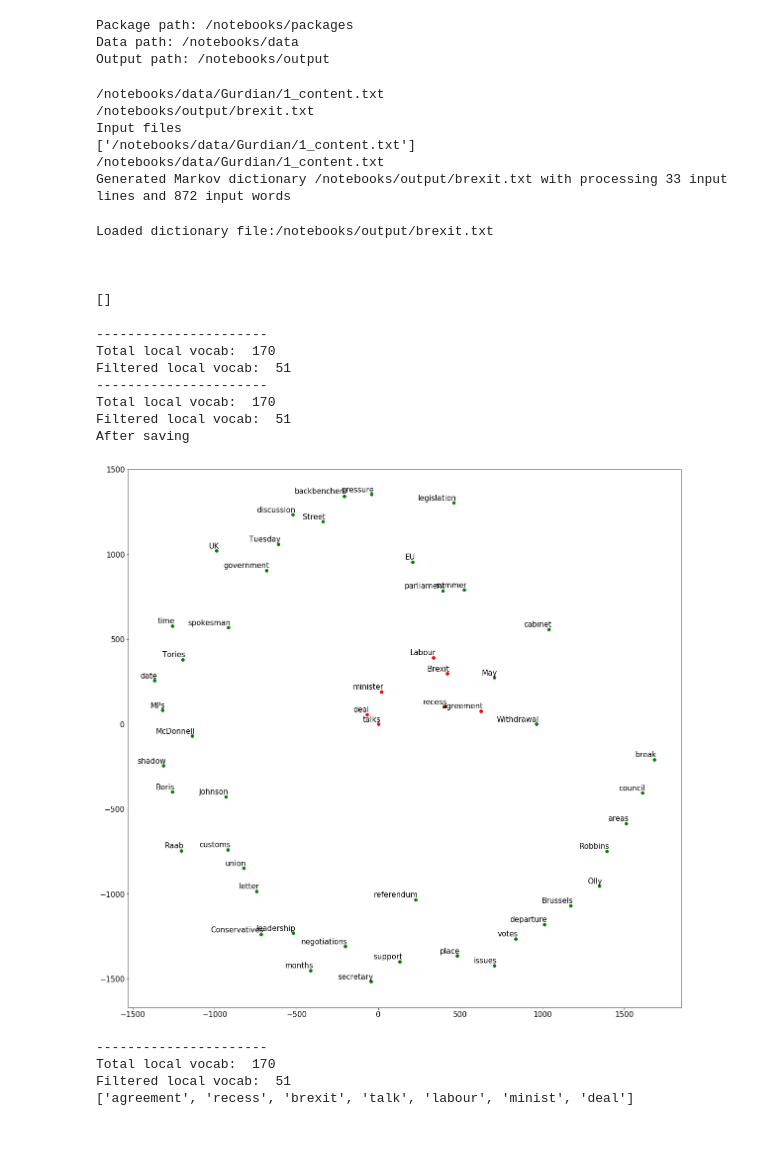
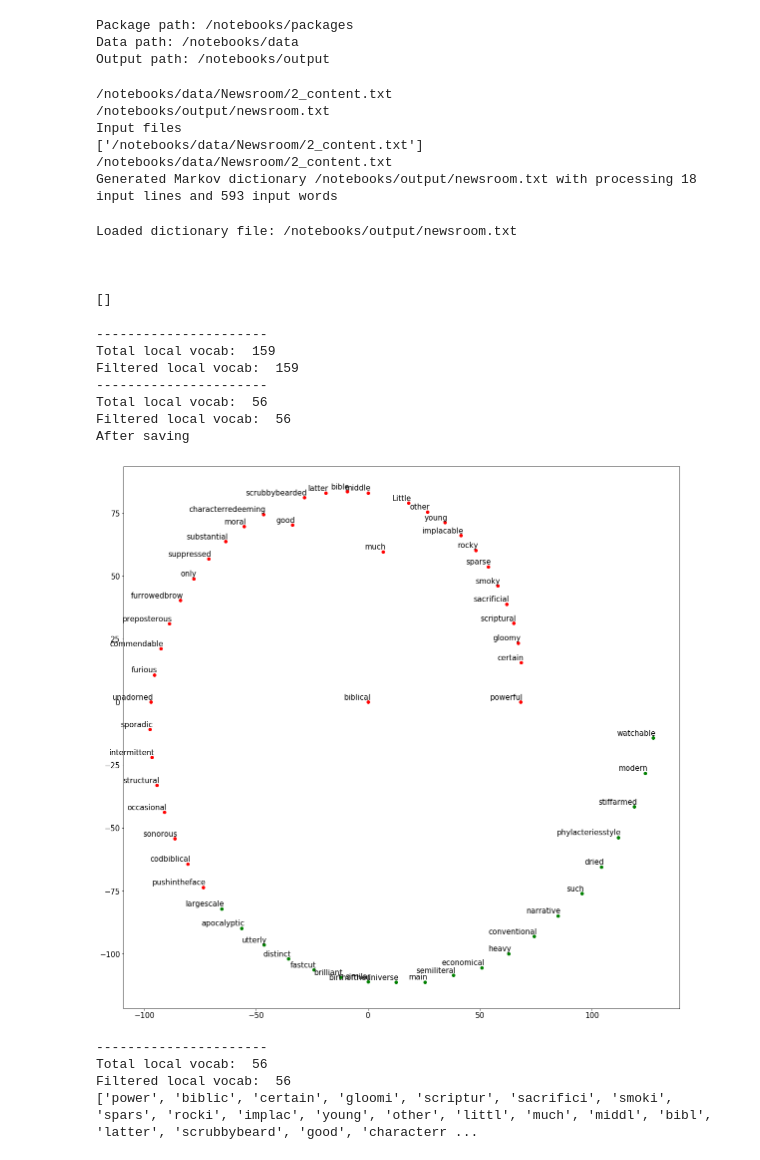
Before and after one commit to ishrat2003/IS-Goldsmiths, a Jupyter notebook: notebooks/papers/paper3/TextGeneration.ipynb, the cells around one changed output. Drawn from its saved outputs; the diff is of its cells as text; code cells hidden in the pictures.

```diff
--- a/notebooks/papers/paper3/TextGeneration.ipynb
+++ b/notebooks/papers/paper3/TextGeneration.ipynb
@@ -36,13 +36,13 @@ import glob
 
 train = True
 #datasetPath =  os.path.abspath(os.path.join(dataPath, "Data-Obama/*.*"))
-datasetPath =  os.path.abspath(os.path.join(dataPath, "Gurdian/1_content.txt"))
+datasetPath =  os.path.abspath(os.path.join(dataPath, "Newsroom/2_content.txt"))
 
 print(datasetPath)
-keyLen = 2
+keyLen = 3
 fileList = []
 #dictionaryFilePath = os.path.abspath(os.path.join(outputPath, "data_obama.txt"))
-dictionaryFilePath = os.path.abspath(os.path.join(outputPath, "brexit.txt"))
+dictionaryFilePath = os.path.abspath(os.path.join(outputPath, "newsroom.txt"))
 print(dictionaryFilePath)
 if train :
     fileList += glob.glob(datasetPath)
@@ -62,12 +62,12 @@ if train :
 
     print( "Generated Markov dictionary %s with processing %s input lines and %s input words " % ( dictionaryFilePath, str(markovObj.getLineCount()), str(markovObj.getWordCount()) ) )
 # %% [output]
-/notebooks/data/Gurdian/1_content.txt
-/notebooks/output/brexit.txt
+/notebooks/data/Newsroom/2_content.txt
+/notebooks/output/newsroom.txt
 Input files
-['/notebooks/data/Gurdian/1_content.txt']
-/notebooks/data/Gurdian/1_content.txt
-Generated Markov dictionary /notebooks/output/brexit.txt with processing 33 input lines and 872 input words
+['/notebooks/data/Newsroom/2_content.txt']
+/notebooks/data/Newsroom/2_content.txt
+Generated Markov dictionary /notebooks/output/newsroom.txt with processing 18 input lines and 593 input words
 # %%
 maxWordInSentence = 50
 genNSentences = 2
@@ -85,7 +85,7 @@ for _ in range( genNSentences ):
 print("\n\n")
 print(outputText)
 # %% [output]
-Loaded dictionary file:/notebooks/output/brexit.txt
+Loaded dictionary file: /notebooks/output/newsroom.txt
 
 
 
@@ -97,46 +97,50 @@ fileContent = ''
 with open(datasetPath, "r", encoding='utf-8') as file:
     fileContent = " ".join(file)
 # %%
-allowedTypes = ['NN', 'NNP', 'NNS', 'NNPS']
-#allowedTypes = ['NN', 'NNP', 'NNS', 'NNPS', 'JJ', 'JJR', 'JJS' 'RB', 'RBR', 'RBS', 'VB', 'VBD', 'VBG', 'VBN', 'VBP', 'VBZ']
-#allAllowedTypes = ["CC","CD","DT","EX","FW","IN","JJ","JJR","JJS","LS","MD","NN","NNS","NNP","NNPS","PDT","POS","PRP","PRP$","RB","RBR","RBS","RP","SYM","TO","UH","VB","VBD","VBG","VBN","VBP","VBZ","WDT","WP","WP$","WRB"]
+#allowedTypes = ['NN', 'NNP', 'NNS', 'NNPS']
+#allowedTypes = ['NN', 'NNS']
+#allowedTypes = ['NNP', 'NNPS']
+#allowedTypes = ['VB', 'VBD', 'VBG', 'VBN', 'VBP', 'VBZ']
+allowedTypes = ['JJ', 'JJR', 'JJS']
+#allowedTypes = ['RB', 'RBR', 'RBS']
+#allowedTypes = ["CC","CD","DT","EX","FW","IN","JJ","JJR","JJS","LS","MD","NN","NNS","NNP","NNPS","PDT","POS","PRP","PRP$","RB","RBR","RBS","RP","SYM","TO","UH","VB","VBD","VBG","VBN","VBP","VBZ","WDT","WP","WP$","WRB"]
 #otherTypes = set(allAllowedTypes) - set(allowedTypes)
 #print(otherTypes)
-
+#allowedTypes = ['NN', 'NNP', 'NNS', 'NNPS', 'VB', 'VBD', 'VBG', 'VBN', 'VBP', 'VBZ', 'JJ', 'JJR', 'JJS', 'RB', 'RBR', 'RBS']
 peripheralProcessor = lc.Peripheral(fileContent)
 peripheralProcessor.setAllowedPosTypes(allowedTypes)
 peripheralProcessor.setPositionContributingFactor(1)
 peripheralProcessor.setOccuranceContributingFactor(1)
 peripheralProcessor.setProperNounContributingFactor(1)
-peripheralProcessor.setTopScorePercentage(0.6)
-peripheralProcessor.setFilterWords(0.1)
+peripheralProcessor.setTopScorePercentage(0.2)
+peripheralProcessor.setFilterWords(0)
 peripheralProcessor.loadSentences(fileContent)
 peripheralProcessor.loadFilteredWords()
 peripheralProcessor.train()
 #print(peripheralProcessor.getPoints())
-peripheralProcessor.displayPlot(outputPath + '/brexit-peripheral.png')
+peripheralProcessor.displayPlot(outputPath + '/newsroom-peripheral.png')
 
 filteredWords = peripheralProcessor.loadFilteredWords()
 contributors  = peripheralProcessor.getContrinutors()
 
 print(contributors)
 
 
 #Brexit: Labour MPs in 'show us the money' row.
 #Brexit: UK plans new product safety mark for 'no deal' scenario
 # %% [output]
 ----------------------
-Total local vocab:  170
-Filtered local vocab:  51
+Total local vocab:  159
+Filtered local vocab:  159
 ----------------------
-Total local vocab:  170
-Filtered local vocab:  51
+Total local vocab:  56
+Filtered local vocab:  56
 After saving
-[figure, old version]
+[figure, new version]
 ----------------------
-Total local vocab:  170
-Filtered local vocab:  51
-['agreement', 'recess', 'brexit', 'talk', 'labour', 'minist', 'deal']
+Total local vocab:  56
+Filtered local vocab:  56
+['power', 'biblic', 'certain', 'gloomi', 'scriptur', 'sacrifici', 'smoki', 'spars', 'rocki', 'implac', 'young', 'other', 'littl', 'much', 'middl', 'bibl', 'latter', 'scrubbybeard', 'good', 'characterr ...
 # %%
 import text_generator.cwr as cwr
 
```
Also changed, not shown: parts of 9 cells of this notebook, 7 other files.
